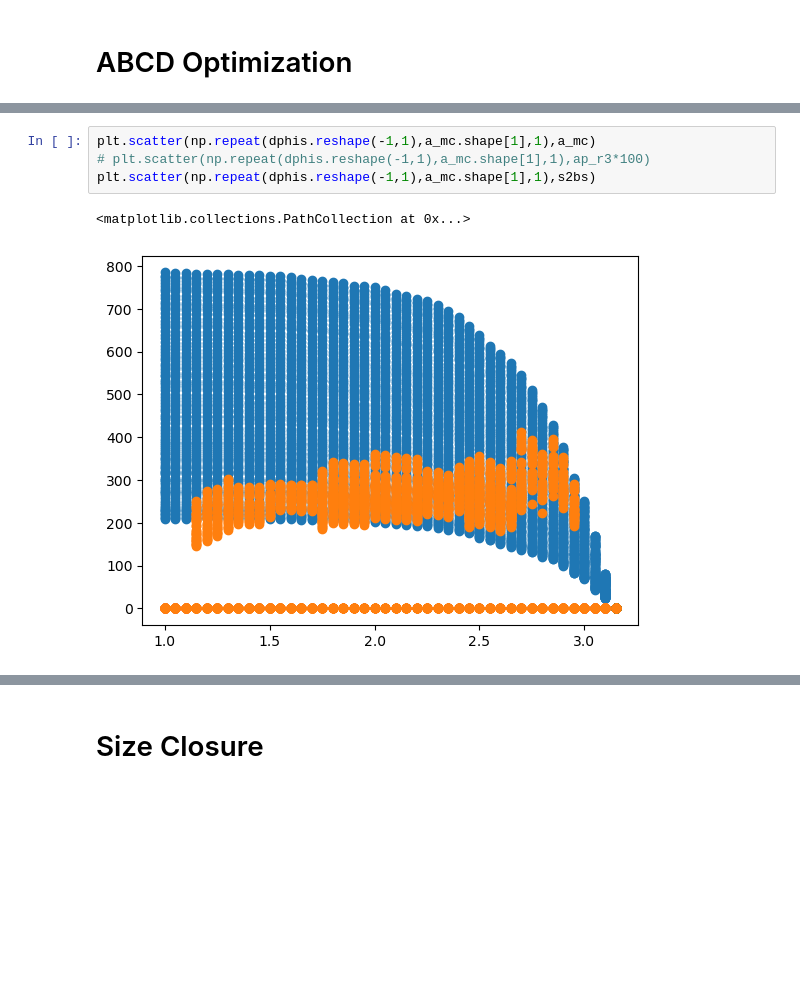
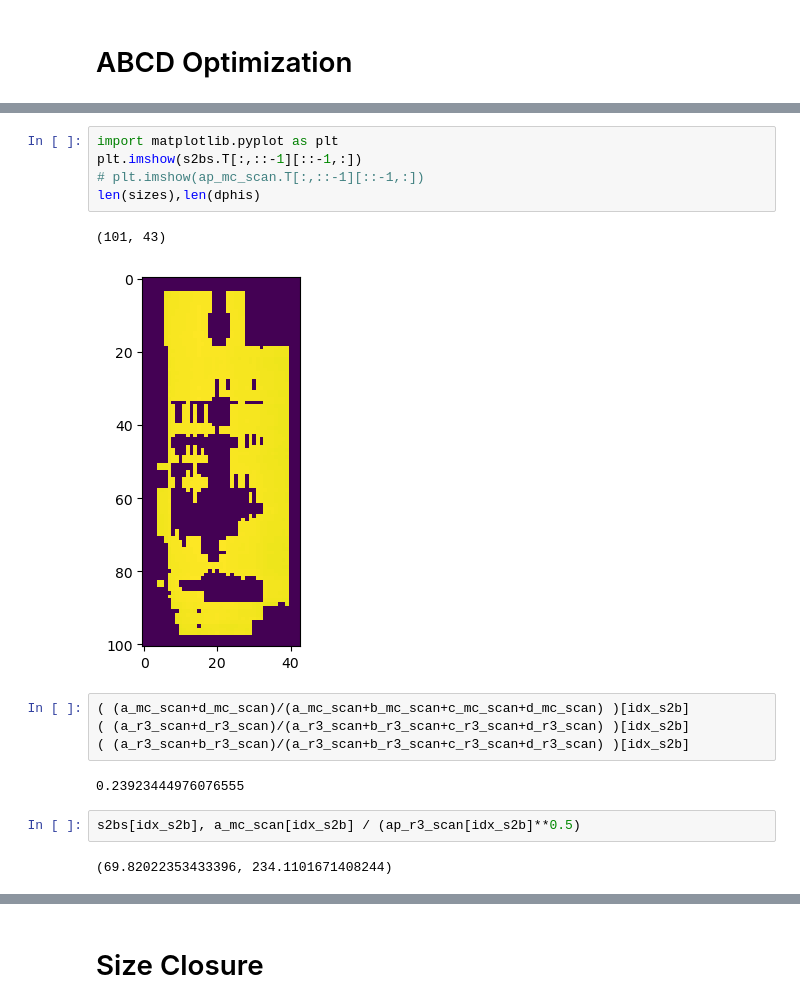
Before and after one commit to cms-lpc-llp/mds_analysis, a Jupyter notebook: notebooks/closure_test.ipynb, the cells around one changed output, grey strips where cells are left out. Saved outputs shown, nothing was run; the diff lists cells and outputs as text; blank space fills up the shorter version.

```diff
--- a/notebooks/closure_test.ipynb
+++ b/notebooks/closure_test.ipynb
@@ -344,10 +411,21 @@ plt.scatter(np.repeat(sizes.reshape(1,-1),a_mc.shape[0],0),s2bs)
-# %%
-plt.scatter(np.repeat(dphis.reshape(-1,1),a_mc.shape[1],1),a_mc)
-# plt.scatter(np.repeat(dphis.reshape(-1,1),a_mc.shape[1],1),ap_r3*100)
-plt.scatter(np.repeat(dphis.reshape(-1,1),a_mc.shape[1],1),s2bs)
-# %% [output]
-<matplotlib.collections.PathCollection at 0x...>
-[figure, removed]
+# %%
+import matplotlib.pyplot as plt
+plt.imshow(s2bs.T[:,::-1][::-1,:])
+# plt.imshow(ap_mc_scan.T[:,::-1][::-1,:])
+len(sizes),len(dphis)
+# %% [output]
+(101, 43)
+[figure, added]
+# %%
+( (a_mc_scan+d_mc_scan)/(a_mc_scan+b_mc_scan+c_mc_scan+d_mc_scan) )[idx_s2b]
+( (a_r3_scan+d_r3_scan)/(a_r3_scan+b_r3_scan+c_r3_scan+d_r3_scan) )[idx_s2b]
+( (a_r3_scan+b_r3_scan)/(a_r3_scan+b_r3_scan+c_r3_scan+d_r3_scan) )[idx_s2b]
+# %% [output]
+0.23923444976076555
+# %%
+s2bs[idx_s2b], a_mc_scan[idx_s2b] / (ap_r3_scan[idx_s2b]**0.5)
+# %% [output]
+(69.82022353433396, 234.1101671408244)
 # %%
 canvas = TCanvas('','',2*800,800)
 canvas.Divide(2,1)
```
Also changed, not shown: parts of 11 cells of this notebook, 45 other files.
